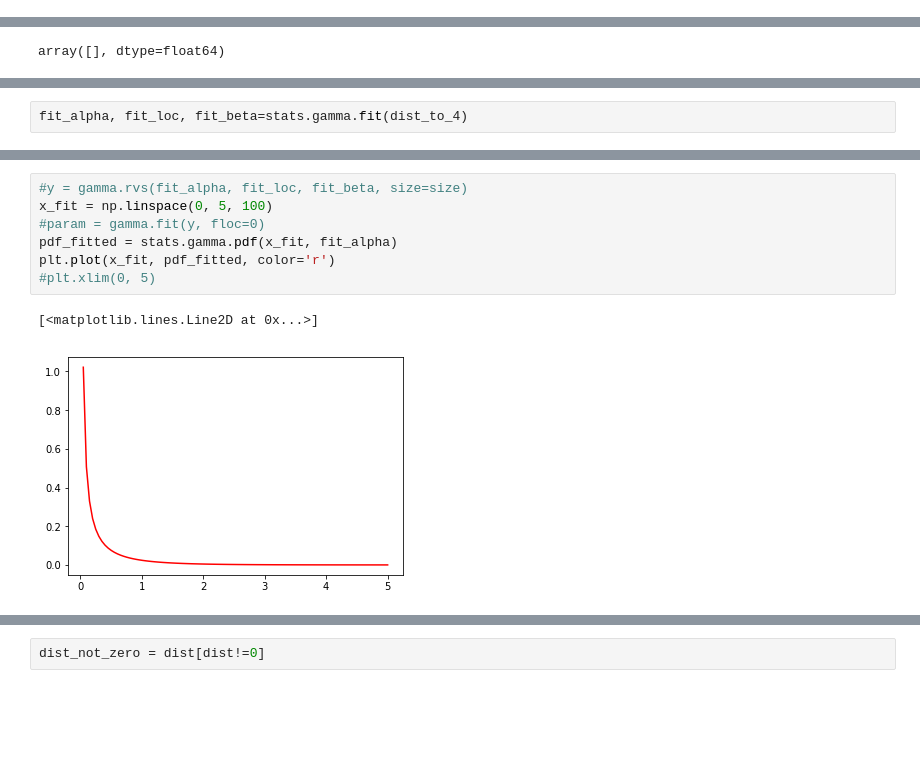
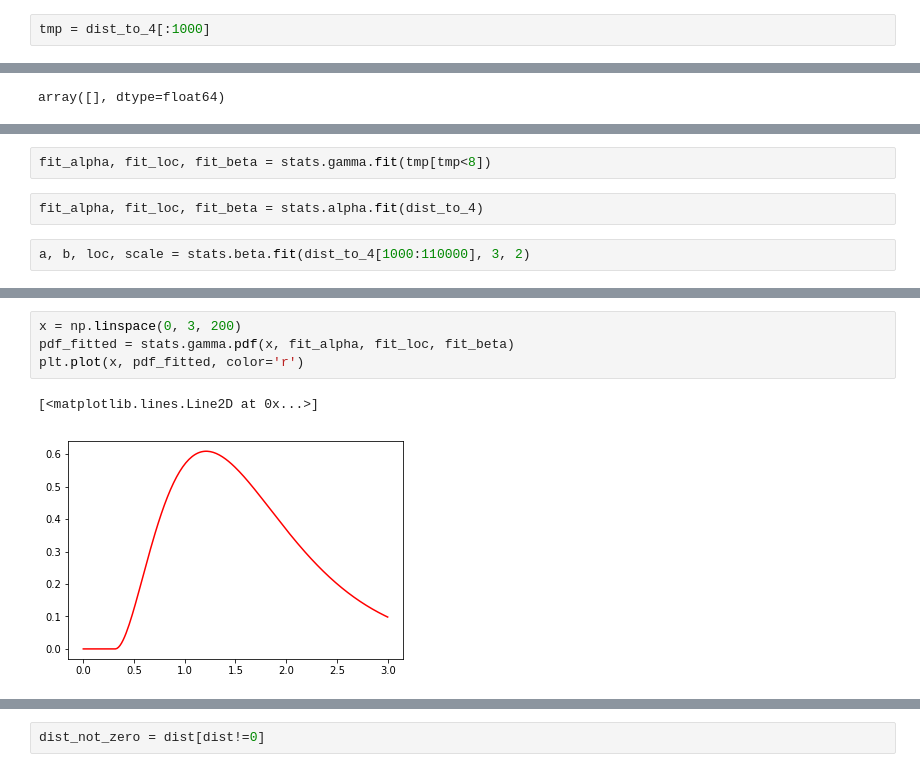
Before and after one commit to goshasty/diary_for_scientific_work, a Jupyter notebook: DBSCAN.ipynb, the cells around one changed output, grey strips where cells are left out. Saved outputs shown, nothing was run; the diff lists cells and outputs as text; blank space fills up the shorter version.

```diff
--- a/DBSCAN.ipynb
+++ b/DBSCAN.ipynb
@@ -46,6 +58,8 @@ dist_to_4 = dist[:,4]
 dist_to_4.shape
 # %% [output]
 (123930,)
+# %%
+tmp = dist_to_4[:1000]
 # %%
 dist_to_4[dist_to_4==0]
 # %% [output]
@@ -53,2 +87,6 @@ array([], dtype=float64)
+# %%
+fit_alpha, fit_loc, fit_beta = stats.gamma.fit(tmp[tmp<8])
 # %%
-fit_alpha, fit_loc, fit_beta=stats.gamma.fit(dist_to_4)
+fit_alpha, fit_loc, fit_beta = stats.alpha.fit(dist_to_4)
+# %%
+a, b, loc, scale = stats.beta.fit(dist_to_4[1000:110000], 3, 2)
@@ -59,13 +138,10 @@ print(fit_alpha, fit_loc, fit_beta)
 # %%
-#y = gamma.rvs(fit_alpha, fit_loc, fit_beta, size=size)
-x_fit = np.linspace(0, 5, 100)
-#param = gamma.fit(y, floc=0)
-pdf_fitted = stats.gamma.pdf(x_fit, fit_alpha)
-plt.plot(x_fit, pdf_fitted, color='r')
-#plt.xlim(0, 5)
+x = np.linspace(0, 3, 200)
+pdf_fitted = stats.gamma.pdf(x, fit_alpha, fit_loc, fit_beta)
+plt.plot(x, pdf_fitted, color='r')
 # %% [output]
 [<matplotlib.lines.Line2D at 0x...>]
-[figure, old version]
+[figure, new version]
 # %%
 pdf_fitted
 # %% [output]
```
Also changed, not shown: parts of 13 cells of this notebook.
